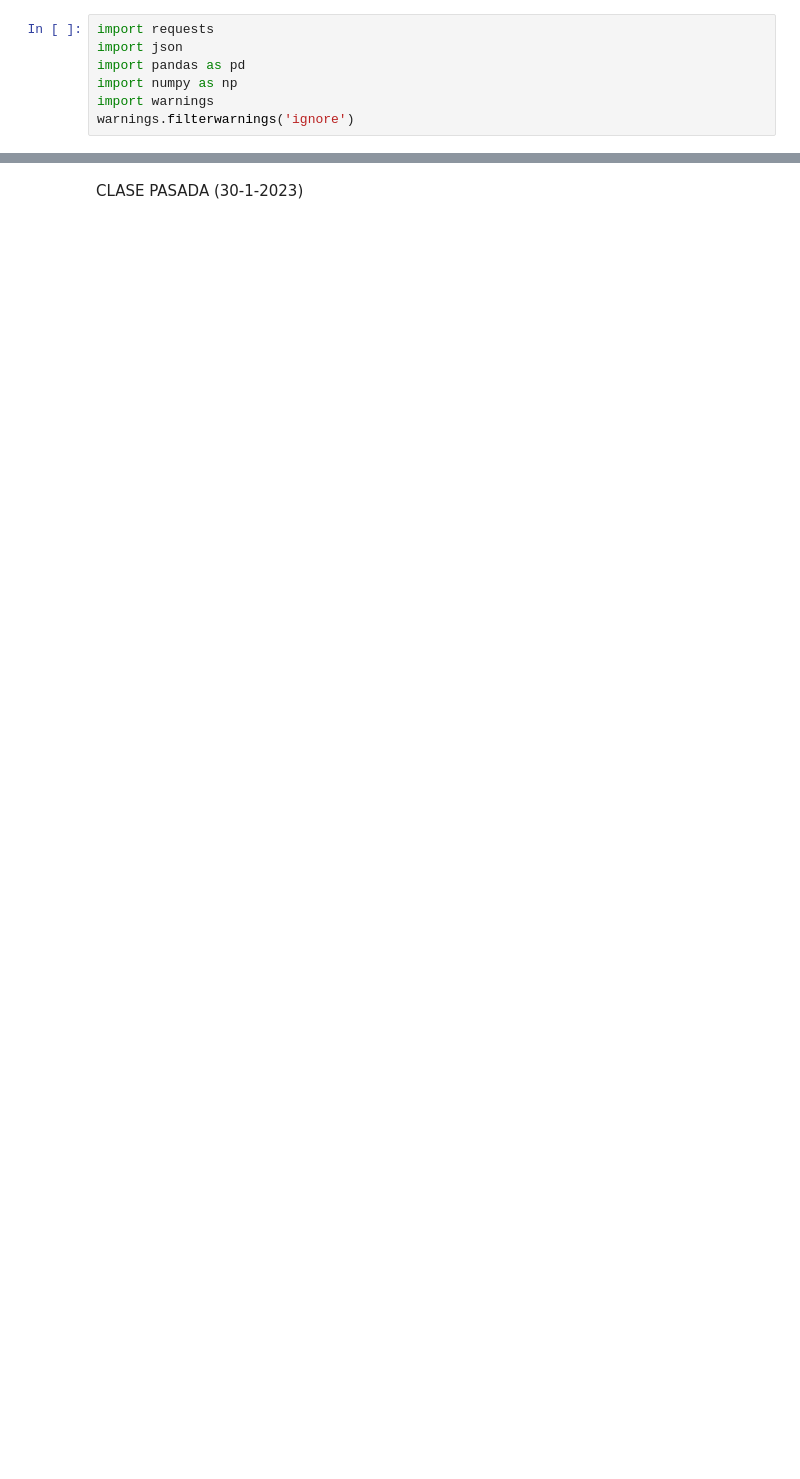
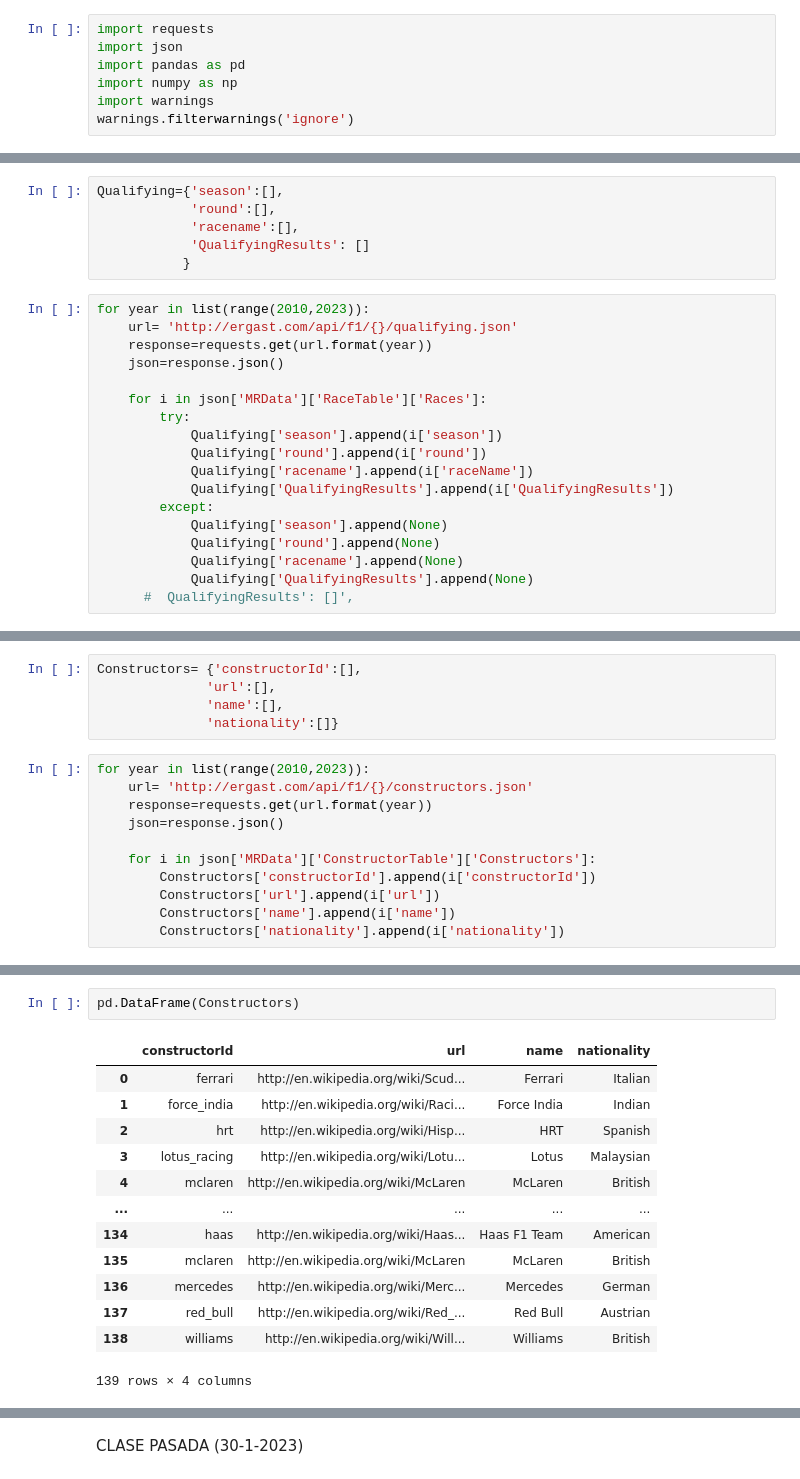
Before and after one commit to Hessael14/Formula-1-data, a Jupyter notebook: f1-analisis.ipynb, the cells around one changed output, grey strips where cells are left out. Cells and saved outputs as stored; diff of their text form; blank space fills up the shorter version.

```diff
--- a/f1-analisis.ipynb
+++ b/f1-analisis.ipynb
@@ -104,0 +214,24 @@ NameError: name 'races' is not defined
+# %%
+Qualifying={'season':[],
+            'round':[],
+            'racename':[],
+            'QualifyingResults': []
+           }
+# %%
+for year in list(range(2010,2023)):
+    url= 'http://ergast.com/api/f1/{}/qualifying.json'
+    response=requests.get(url.format(year))
+    json=response.json()
+
+    for i in json['MRData']['RaceTable']['Races']:
+        try:
+            Qualifying['season'].append(i['season'])
+            Qualifying['round'].append(i['round'])
+            Qualifying['racename'].append(i['raceName'])
+            Qualifying['QualifyingResults'].append(i['QualifyingResults'])
+        except:
+            Qualifying['season'].append(None)
+            Qualifying['round'].append(None)
+            Qualifying['racename'].append(None)
+            Qualifying['QualifyingResults'].append(None)
+      #  QualifyingResults': []',
@@ -104,0 +242,16 @@ NameError: name 'races' is not defined
+# %%
+Constructors= {'constructorId':[],
+              'url':[],
+              'name':[],
+              'nationality':[]}
+# %%
+for year in list(range(2010,2023)):
+    url= 'http://ergast.com/api/f1/{}/constructors.json'
+    response=requests.get(url.format(year))
+    json=response.json()
+
+    for i in json['MRData']['ConstructorTable']['Constructors']:
+        Constructors['constructorId'].append(i['constructorId'])
+        Constructors['url'].append(i['url'])
+        Constructors['name'].append(i['name'])
+        Constructors['nationality'].append(i['nationality'])
@@ -104,0 +260,16 @@ NameError: name 'races' is not defined
+# %%
+pd.DataFrame(Constructors)
+# %% [output]
+|  | constructorId | url | name | nationality |
+| 0 | ferrari | http://en.wikipedia.org/wiki/Scud... | Ferrari | Italian |
+| 1 | force_india | http://en.wikipedia.org/wiki/Raci... | Force India | Indian |
+| 2 | hrt | http://en.wikipedia.org/wiki/Hisp... | HRT | Spanish |
+| 3 | lotus_racing | http://en.wikipedia.org/wiki/Lotu... | Lotus | Malaysian |
+| 4 | mclaren | http://en.wikipedia.org/wiki/McLaren | McLaren | British |
+| ... | ... | ... | ... | ... |
+| 134 | haas | http://en.wikipedia.org/wiki/Haas... | Haas F1 Team | American |
+| 135 | mclaren | http://en.wikipedia.org/wiki/McLaren | McLaren | British |
+| 136 | mercedes | http://en.wikipedia.org/wiki/Merc... | Mercedes | German |
+| 137 | red_bull | http://en.wikipedia.org/wiki/Red_... | Red Bull | Austrian |
+| 138 | williams | http://en.wikipedia.org/wiki/Will... | Williams | British |
+139 rows × 4 columns
```
Also changed, not shown: parts of 54 cells of this notebook, 8 other files.
